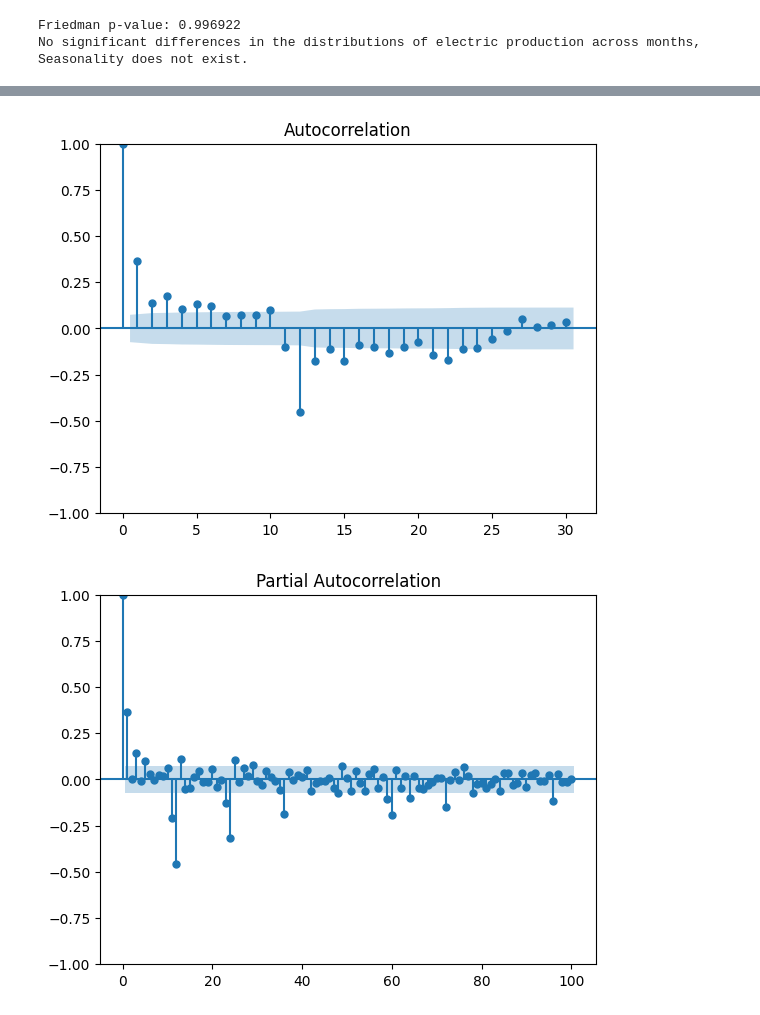
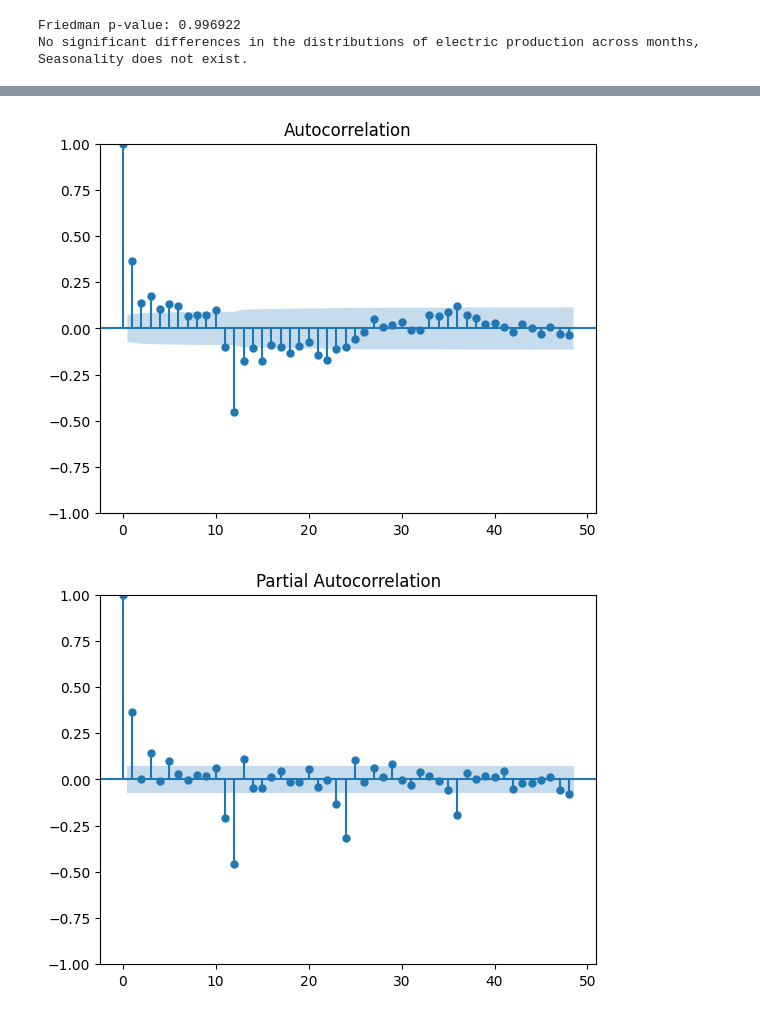
Before and after one commit to injilashah/TSD, a Jupyter notebook: Notebooks/sarima.ipynb, the cells around one changed output, grey strips where cells are left out. Saved outputs shown, nothing was run; the diff lists cells and outputs as text; code cells hidden in the pictures.

```diff
--- a/Notebooks/sarima.ipynb
+++ b/Notebooks/sarima.ipynb
@@ -280,12 +259,12 @@ infl_df.dropna(inplace = True)
 # %%
 # subtracting the current value from the previous value
 from statsmodels.graphics.tsaplots import plot_acf, plot_pacf
-plot_acf(infl_df[col], lags=30)
+plot_acf(infl_df[col], lags=48)
 plt.show()
 
-plot_pacf(infl_df[col], lags=100)
+plot_pacf(infl_df[col], lags=48)
 plt.show()
 # %% [output]
-[figure, old version]
+[figure, new version]
-[figure, old version]
+[figure, new version]
 # %% [markdown]
```
Also changed, not shown: parts of 35 cells of this notebook.
